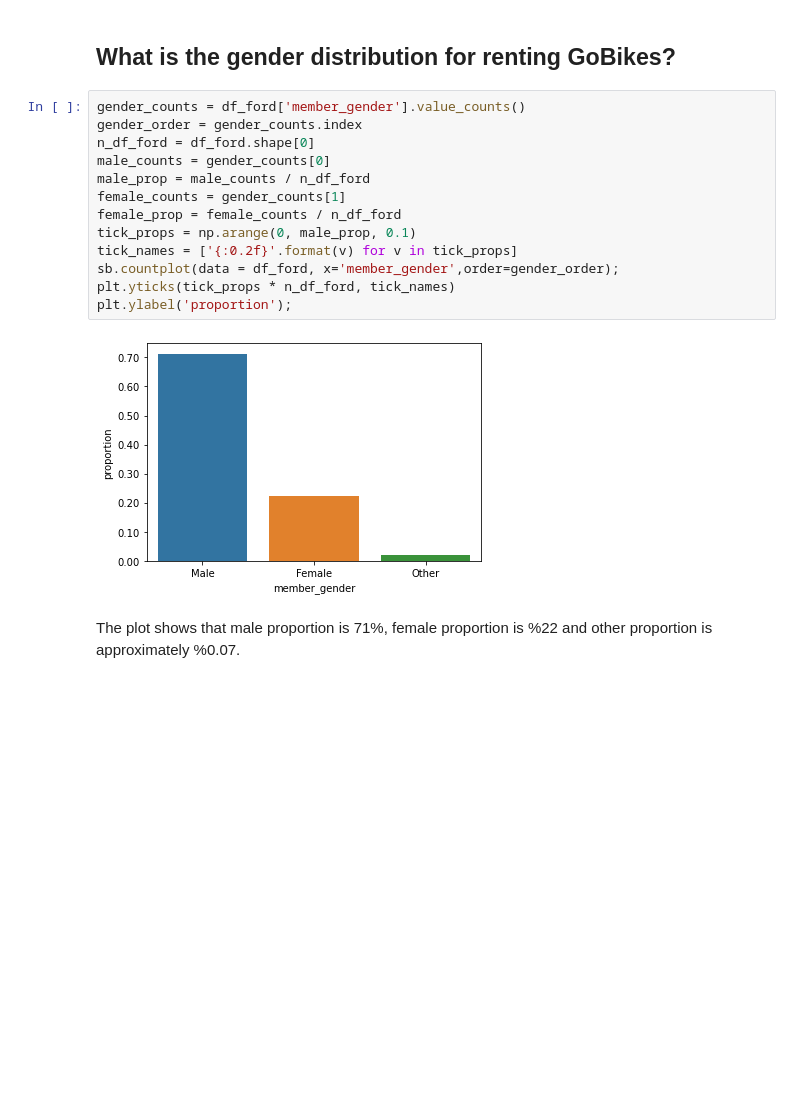
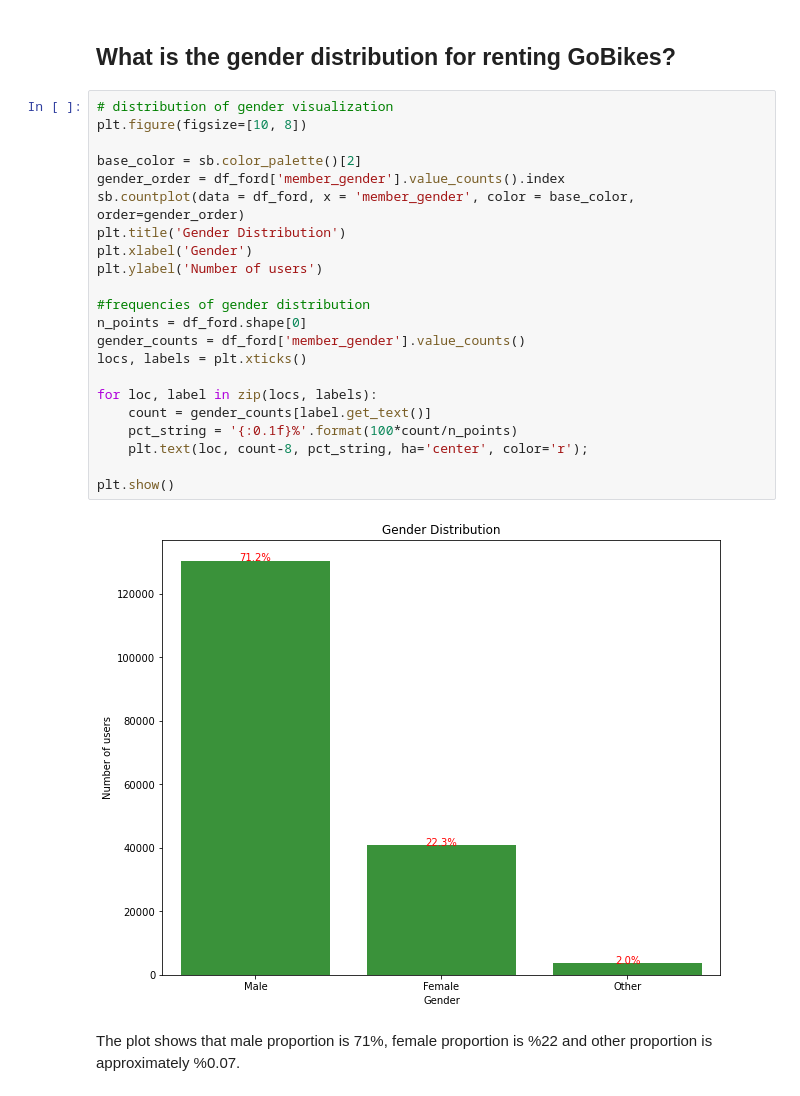
Before and after one commit to merveykaya/data_visualization_fordgobike, a Jupyter notebook: Part_II_slide_deck_template.ipynb, the cells around one changed output. Drawn from its saved outputs; the diff is of its cells as text; blank space fills up the shorter version.

```diff
--- a/Part_II_slide_deck_template.ipynb
+++ b/Part_II_slide_deck_template.ipynb
@@ -117,20 +104,29 @@ The pie chart shows the distribution of user types above as 89% of users are sub
 # %% [markdown]
 ## What is the gender distribution for renting GoBikes?
 # %%
+# distribution of gender visualization
+plt.figure(figsize=[10, 8])
+
+base_color = sb.color_palette()[2]
+gender_order = df_ford['member_gender'].value_counts().index
+sb.countplot(data = df_ford, x = 'member_gender', color = base_color, order=gender_order)
+plt.title('Gender Distribution')
+plt.xlabel('Gender')
+plt.ylabel('Number of users')
+
+#frequencies of gender distribution
+n_points = df_ford.shape[0]
 gender_counts = df_ford['member_gender'].value_counts()
-gender_order = gender_counts.index
-n_df_ford = df_ford.shape[0]
-male_counts = gender_counts[0]
-male_prop = male_counts / n_df_ford
-female_counts = gender_counts[1]
-female_prop = female_counts / n_df_ford
-tick_props = np.arange(0, male_prop, 0.1)
-tick_names = ['{:0.2f}'.format(v) for v in tick_props]
-sb.countplot(data = df_ford, x='member_gender',order=gender_order);
-plt.yticks(tick_props * n_df_ford, tick_names)
-plt.ylabel('proportion');
+locs, labels = plt.xticks()
+
+for loc, label in zip(locs, labels):
+    count = gender_counts[label.get_text()]
+    pct_string = '{:0.1f}%'.format(100*count/n_points)
+    plt.text(loc, count-8, pct_string, ha='center', color='r');
+
+plt.show()
 # %% [output]
-[figure, old version]
+[figure, new version]
 # %% [markdown]
 The plot shows that male proportion is 71%, female proportion is %22 and other proportion is approximately %0.07.
 # %% [markdown]
```
Also changed, not shown: parts of 21 cells of this notebook, 3 other files.
